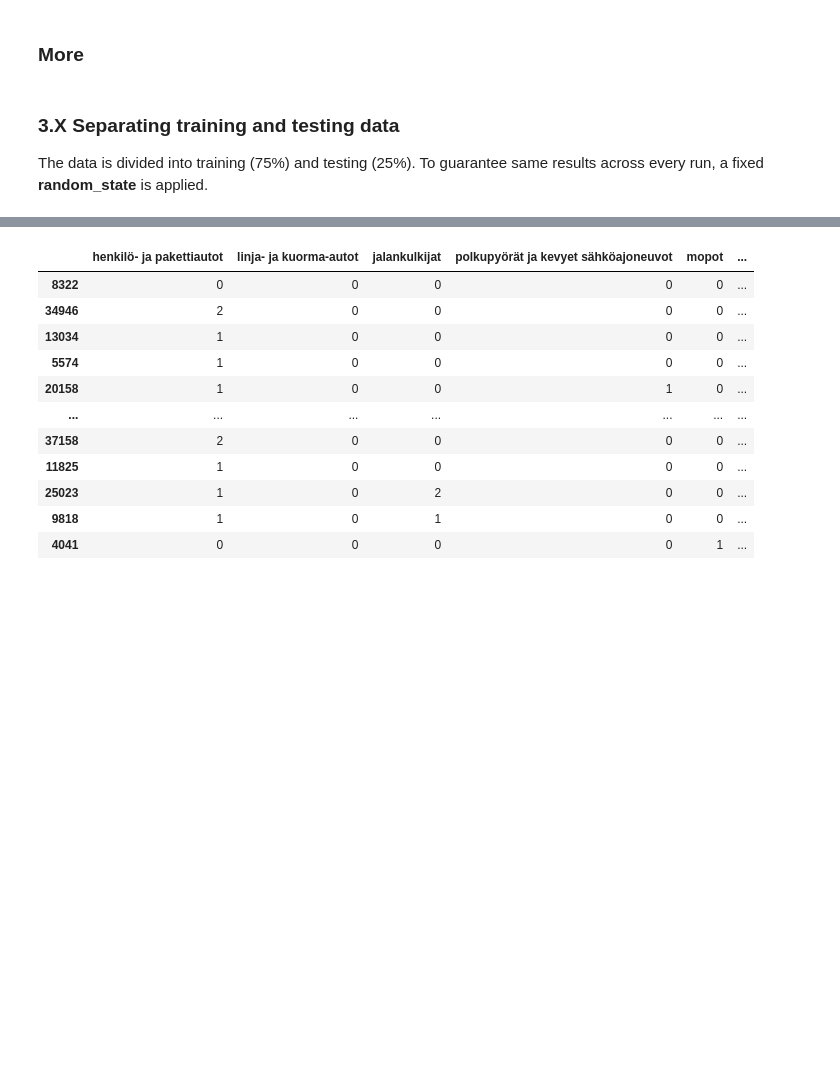
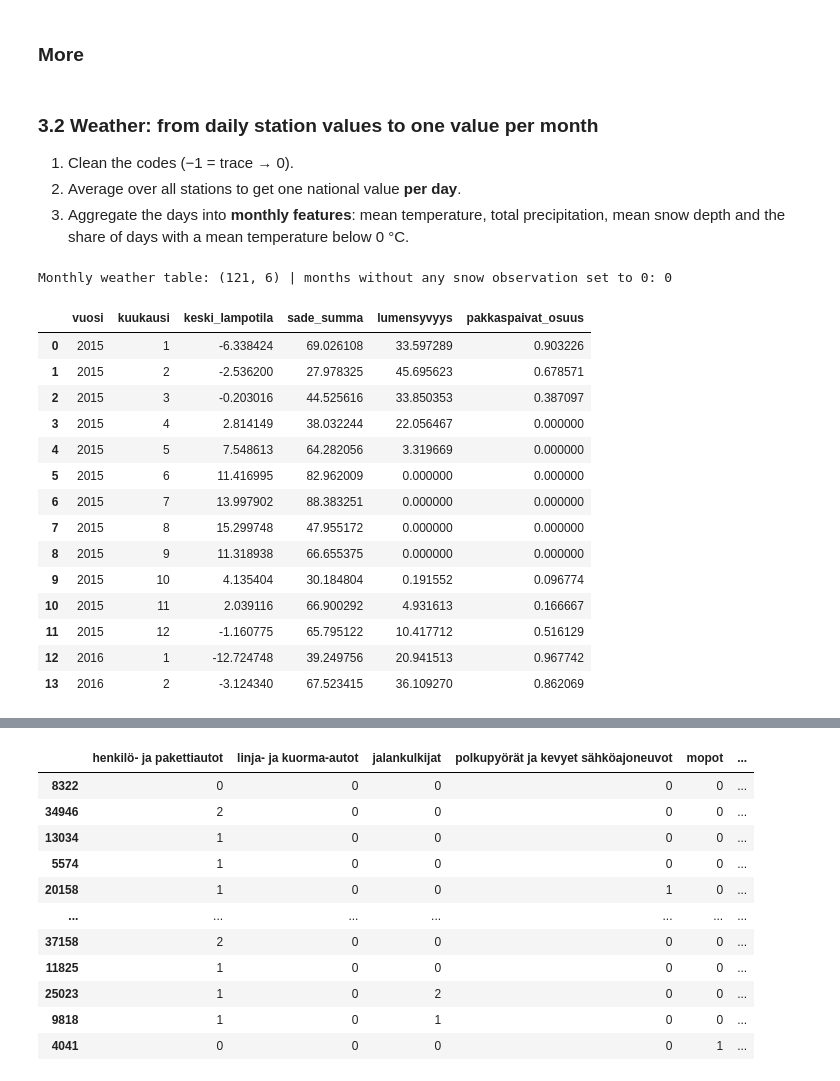
Before and after one commit to TopiAhola/data-and-ml-group5, a Jupyter notebook: project/traffic_accidents_analysis.ipynb, the cells around one changed output, grey strips where cells are left out. Drawn from its saved outputs; the diff is of its cells as text; code cells hidden in the pictures; blank space fills up the shorter version.

```diff
--- a/project/traffic_accidents_analysis.ipynb
+++ b/project/traffic_accidents_analysis.ipynb
@@ -470,6 +477,47 @@ df_accidents.drop('kuukausi', axis=1, inplace=True)
 df_accidents.drop('x', axis=1, inplace=True)
 df_accidents.drop('y', axis=1, inplace=True)
 # %% [markdown]
-### 3.X Separating training and testing data
-
-The data is divided into training (75%) and testing (25%). To guarantee same results across every run, a fixed **random_state** is applied.
+### 3.2 Weather: from daily station values to one value per month
+1. Clean the codes (−1 = trace → 0).
+2. Average over all stations to get one national value **per day**.
+3. Aggregate the days into **monthly features**: mean temperature, total precipitation, mean snow depth and the share of days with a mean temperature below 0 °C.
+# %%
+d = df_weather_daily.copy()
+d["rrday"] = d["rrday"].clip(lower=0)      # FMI: -1 means a trace amount
+d["snow"] = d["snow"].clip(lower=0)        # FMI: -1 means no snow
+d["vuosi"] = d["date"].dt.year
+d["kuukausi"] = d["date"].dt.month
+
+# 1) one national value per day
+daily_national = d.groupby(["vuosi", "kuukausi", "date"], as_index=False).agg(
+    tday=("tday", "mean"), rrday=("rrday", "mean"), snow=("snow", "mean"))
+
+# 2) monthly features
+df_weather_monthly = daily_national.groupby(["vuosi", "kuukausi"], as_index=False).agg(
+    keski_lampotila=("tday", "mean"),
+    sade_summa=("rrday", "sum"),
+    lumensyvyys=("snow", "mean"),
+    pakkaspaivat_osuus=("tday", lambda s: (s.dropna() < 0).mean()),
+)
+no_snow_obs = df_weather_monthly["lumensyvyys"].isna().sum()
+df_weather_monthly["lumensyvyys"] = df_weather_monthly["lumensyvyys"].fillna(0)
+
+print("Monthly weather table:", df_weather_monthly.shape, "| months without any snow observation set to 0:", no_snow_obs)
+display(df_weather_monthly.head(14))
+# %% [output]
+Monthly weather table: (121, 6) | months without any snow observation set to 0: 0
+|  | vuosi | kuukausi | keski_lampotila | sade_summa | lumensyvyys | pakkaspaivat_osuus |
+| 0 | 2015 | 1 | -6.338424 | 69.026108 | 33.597289 | 0.903226 |
+| 1 | 2015 | 2 | -2.536200 | 27.978325 | 45.695623 | 0.678571 |
+| 2 | 2015 | 3 | -0.203016 | 44.525616 | 33.850353 | 0.387097 |
+| 3 | 2015 | 4 | 2.814149 | 38.032244 | 22.056467 | 0.000000 |
+| 4 | 2015 | 5 | 7.548613 | 64.282056 | 3.319669 | 0.000000 |
+| 5 | 2015 | 6 | 11.416995 | 82.962009 | 0.000000 | 0.000000 |
+| 6 | 2015 | 7 | 13.997902 | 88.383251 | 0.000000 | 0.000000 |
+| 7 | 2015 | 8 | 15.299748 | 47.955172 | 0.000000 | 0.000000 |
+| 8 | 2015 | 9 | 11.318938 | 66.655375 | 0.000000 | 0.000000 |
+| 9 | 2015 | 10 | 4.135404 | 30.184804 | 0.191552 | 0.096774 |
+| 10 | 2015 | 11 | 2.039116 | 66.900292 | 4.931613 | 0.166667 |
+| 11 | 2015 | 12 | -1.160775 | 65.795122 | 10.417712 | 0.516129 |
+| 12 | 2016 | 1 | -12.724748 | 39.249756 | 20.941513 | 0.967742 |
+| 13 | 2016 | 2 | -3.124340 | 67.523415 | 36.109270 | 0.862069 |
```
Also changed, not shown: parts of 6 cells of this notebook.
